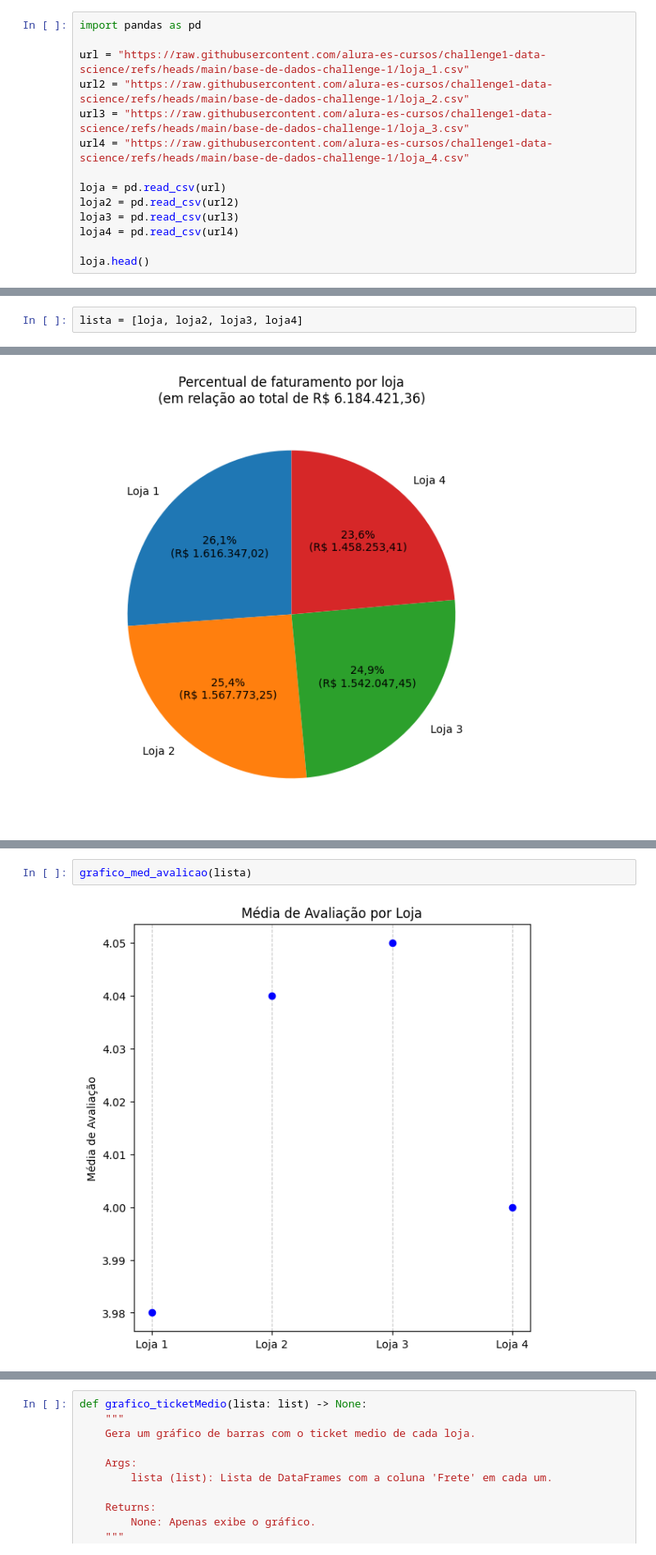
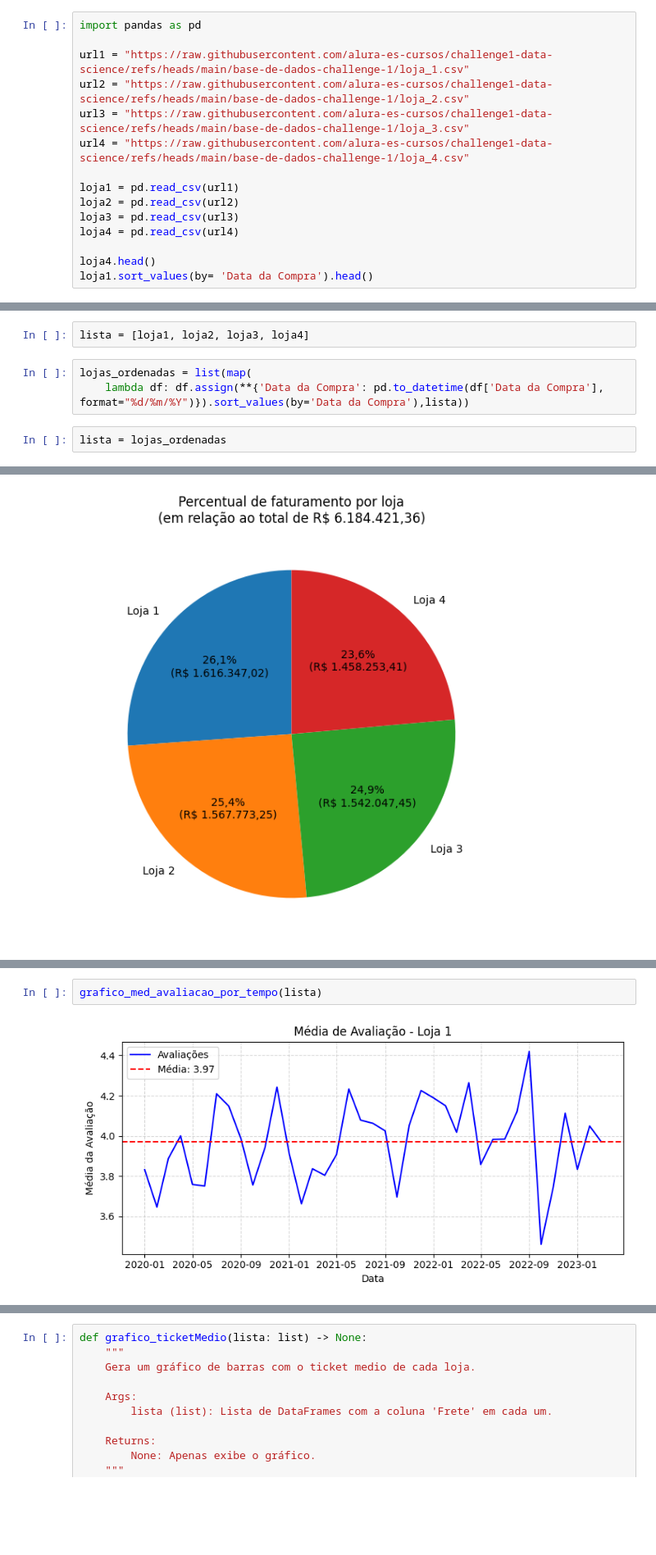
Before and after one commit to rafaelherbster/Alura-Store, a Jupyter notebook: AluraStoreBr.ipynb, the cells around one changed output, grey strips where cells are left out. Shown at 82% size. Drawn from its saved outputs; the diff is of its cells as text; blank space fills up the shorter version.

Commit message:
modificações: função de graficos melhorados e tratamento dos dataframe agora em lista e ordenados em razao da data da compra

```diff
--- a/AluraStoreBr.ipynb
+++ b/AluraStoreBr.ipynb
@@ -5,16 +5,17 @@
 # %%
 import pandas as pd
 
-url = "https://raw.githubusercontent.com/alura-es-cursos/challenge1-data-science/refs/heads/main/base-de-dados-challenge-1/loja_1.csv"
+url1 = "https://raw.githubusercontent.com/alura-es-cursos/challenge1-data-science/refs/heads/main/base-de-dados-challenge-1/loja_1.csv"
 url2 = "https://raw.githubusercontent.com/alura-es-cursos/challenge1-data-science/refs/heads/main/base-de-dados-challenge-1/loja_2.csv"
 url3 = "https://raw.githubusercontent.com/alura-es-cursos/challenge1-data-science/refs/heads/main/base-de-dados-challenge-1/loja_3.csv"
 url4 = "https://raw.githubusercontent.com/alura-es-cursos/challenge1-data-science/refs/heads/main/base-de-dados-challenge-1/loja_4.csv"
 
-loja = pd.read_csv(url)
+loja1 = pd.read_csv(url1)
 loja2 = pd.read_csv(url2)
 loja3 = pd.read_csv(url3)
 loja4 = pd.read_csv(url4)
 
-loja.head()
+loja4.head()
+loja1.sort_values(by= 'Data da Compra').head()
 # %% [output]
 |  | Produto | Categoria do Produto | Preço | Frete | Data da Compra | Vendedor | Local da compra | ... |
@@ -26,7 +27,12 @@ loja.head()
 # %% [markdown]
 #1. Análise do faturamento
 # %%
-lista = [loja, loja2, loja3, loja4]
+lista = [loja1, loja2, loja3, loja4]
+# %%
+lojas_ordenadas = list(map(
+    lambda df: df.assign(**{'Data da Compra': pd.to_datetime(df['Data da Compra'], format="%d/%m/%Y")}).sort_values(by='Data da Compra'),lista))
+# %%
+lista = lojas_ordenadas
 # %%
 def faturar(lojas: list) -> pd.DataFrame:
     """
@@ -603,4 +633,4 @@ def grafico_med_avalicao(lista: list) -> None:
 # %%
-grafico_med_avalicao(lista)
+grafico_med_avaliacao_por_tempo(lista)
 # %% [output]
-[figure, old version]
+[figure, new version]
```
Also changed, not shown: parts of 13 cells of this notebook.
